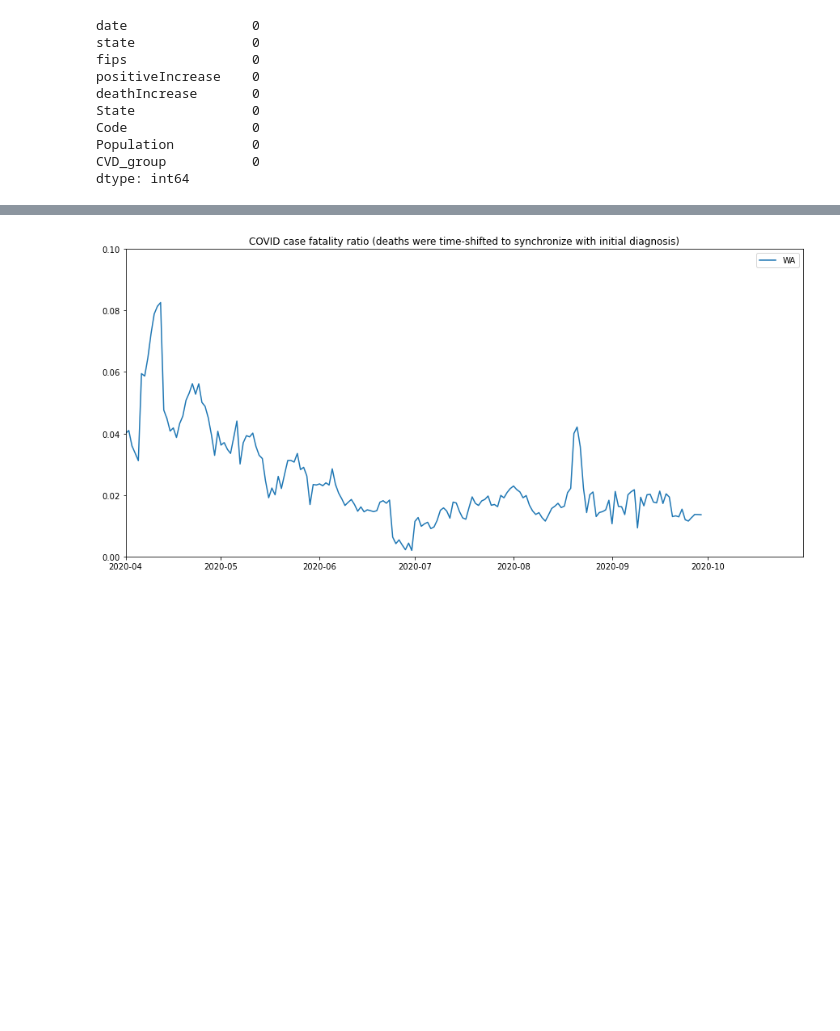
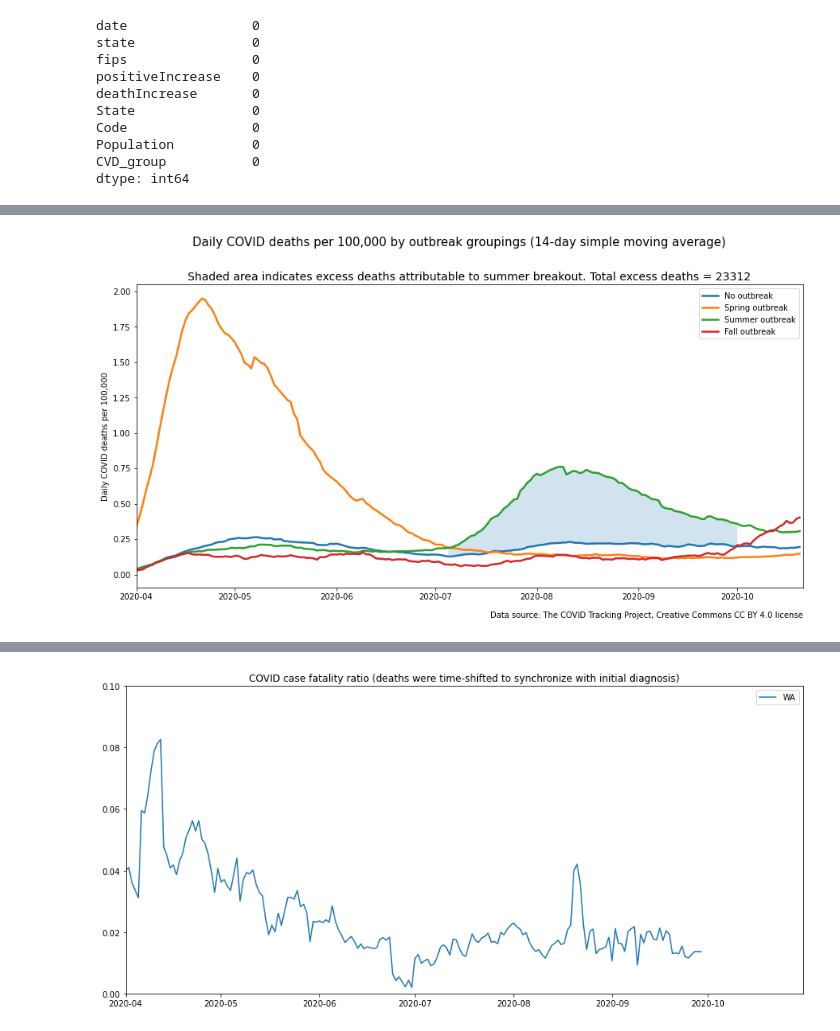
Before and after one commit to salvir1/covid-19-geographic-analysis, a Jupyter notebook: covid_case_and_death_trends.ipynb, the cells around one changed output, grey strips where cells are left out. Saved outputs shown, nothing was run; the diff lists cells and outputs as text; code cells hidden in the pictures; blank space fills up the shorter version.

```diff
--- a/covid_case_and_death_trends.ipynb
+++ b/covid_case_and_death_trends.ipynb
@@ -96,0 +124,14 @@ grouped_cvd['CVD_group'] = grouped_cvd['CVD_group'].apply(lambda x: 'Fall outbre
+# %%
+# Create a table to analyze the summer outbreak
+# How many extra deaths occurred as a result of the summer outbreak?
+# Calc = sum of actual deaths from COVID in the summer outbreak group
+# minus the expected deaths from COVID based on 'no outbreak' death rate
+summer_outbreak_table = (grouped_cvd[(grouped_cvd['CVD_group'].isin(['No outbreak', 'Summer outbreak'])
+                                      & (grouped_cvd['date'] >= '2020-07-05')
+                                      & (grouped_cvd['date'] <= '2020-10-01'))])
+summer_group_actual_deaths = summer_outbreak_table[summer_outbreak_table['CVD_group']=='Summer outbreak']['deathIncrease'].sum()
+summer_group_expected_deaths = (summer_outbreak_table[summer_outbreak_table['CVD_group']=='No outbreak']['deathIncrease'].sum()
+                                / summer_outbreak_table[summer_outbreak_table['CVD_group']=='No outbreak']['Population'].iloc[0]
+                                * summer_outbreak_table[summer_outbreak_table['CVD_group']=='Summer outbreak']['Population'].iloc[0])
+summer_group_excess_deaths = summer_group_actual_deaths  - summer_group_expected_deaths
+summer_group_excess_deaths
@@ -112 +172,24 @@ plt.savefig('img/COVID-cases-by-outbreak-groupings.png')
+# %%
+# Deaths per 100,000 by group over time
+fig, ax = plt.subplots(figsize = (15,7))
+plt.figtext(0.9, 0.05, 'Data source: The COVID Tracking Project, Creative Commons CC BY 4.0 license', horizontalalignment='right')
+plt.suptitle(f'Daily COVID deaths per 100,000 by outbreak groupings (14-day simple moving average)', size=15, y=1)
+
+for chart_group in grouped_cvd['CVD_group'].unique():
+    group_df = grouped_cvd[grouped_cvd['CVD_group']== chart_group]
+    ax.plot(group_df['date'], group_df['death_SMA'] / group_df['Population'] * 100000, label = chart_group, lw=2.5)
+
+ax.set_title(f'Shaded area indicates excess deaths attributable to summer breakout. Total excess deaths = {summer_group_excess_deaths:.0f}', size=14)
+ax.set_ylabel('Daily COVID deaths per 100,000')
+ax.set_xlim([datetime.date(2020, 4, 1), datetime.date.today()])
+ax.fill_between(pd.date_range(datetime.date(2020, 7, 5),datetime.date(2020, 10, 1),freq='d'),
+                summer_outbreak_table[summer_outbreak_table['CVD_group']=='Summer outbreak']['death_SMA'] /
+                summer_outbreak_table[summer_outbreak_table['CVD_group']=='Summer outbreak']['Population'].iloc[0] * 100000,
+                summer_outbreak_table[summer_outbreak_table['CVD_group']=='No outbreak']['death_SMA'] /
+                summer_outbreak_table[summer_outbreak_table['CVD_group']=='No outbreak']['Population'].iloc[0] * 100000,
+                alpha = 0.2 )
+ax.legend()
+plt.savefig('img/COVID-deaths-by-outbreak-groupings.png')
+# %% [output]
+[figure, added]
 # %%
```
Also changed, not shown: parts of 10 cells of this notebook.
